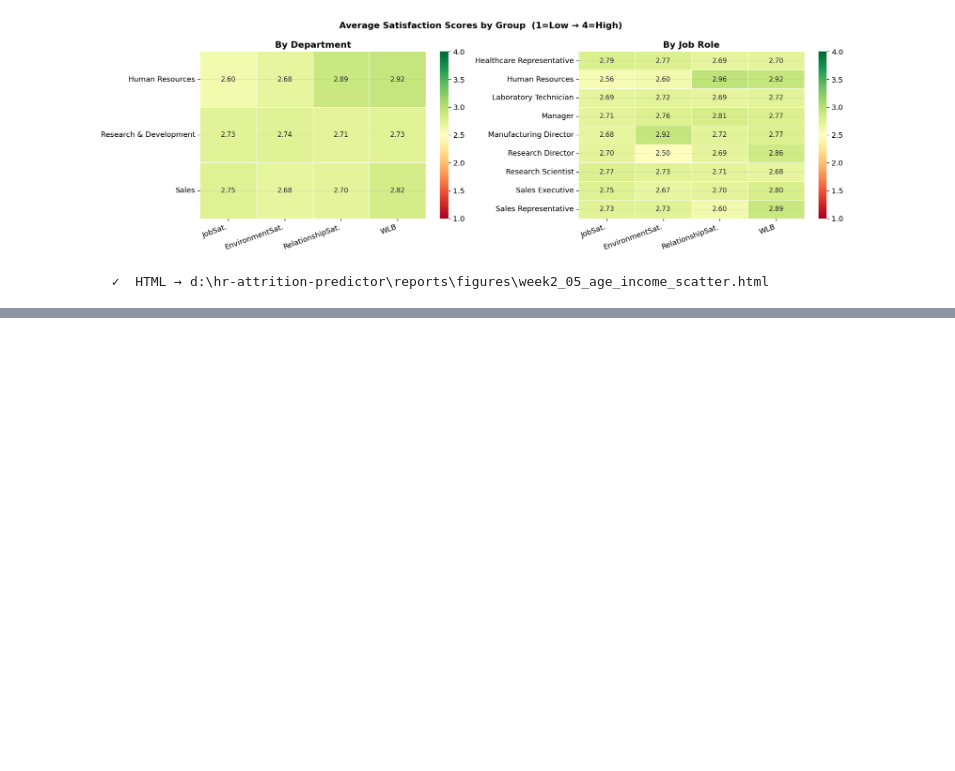
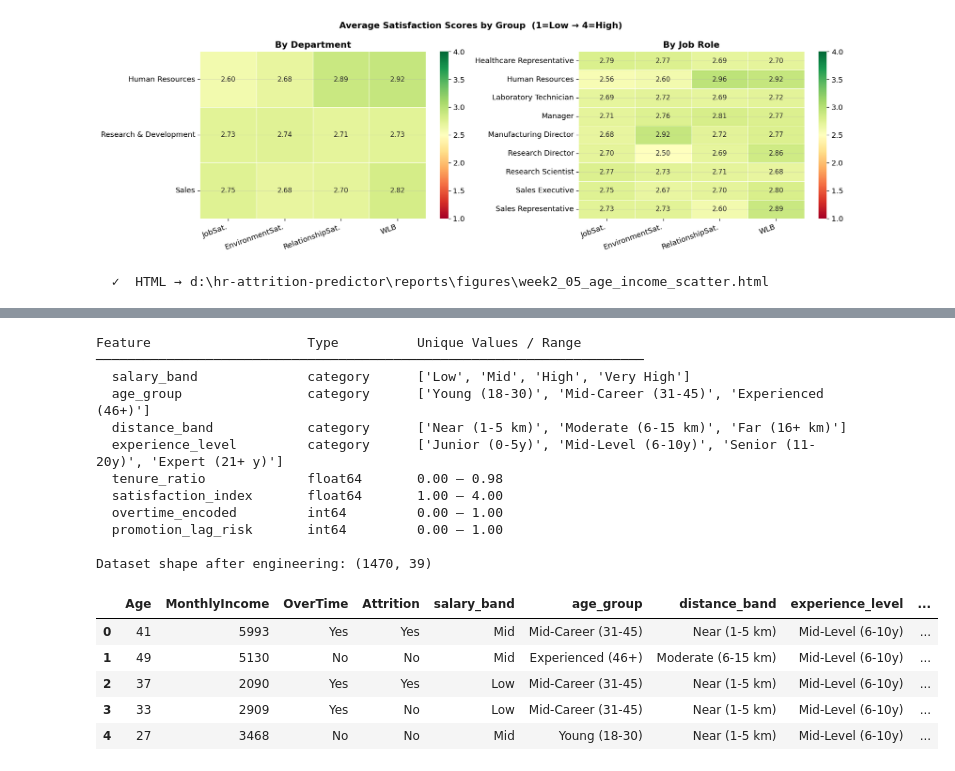
Before and after one commit to bhattacharyaArnab03/hr-attrition-predictor, a Jupyter notebook: notebooks/week2_dashboard_features.ipynb, the cells around one changed output, grey strips where cells are left out. Saved outputs shown, nothing was run; the diff lists cells and outputs as text; code cells hidden in the pictures; blank space fills up the shorter version.

```diff
--- a/notebooks/week2_dashboard_features.ipynb
+++ b/notebooks/week2_dashboard_features.ipynb
@@ -329,0 +592,23 @@ fig.show()
+# %%
+#Feature 7 & 8 -- Binary Risk Flags, viz. overtime_encoded & promotion_lag_risk
+# Direct binary signal — overtime is the strongest single predictor
+# No promotion in 3+ years = potential stagnation signal
+df_feat["overtime_encoded"] = (df_feat["OverTime"] == "Yes").astype(int)
+
+df_feat["promotion_lag_risk"] = (
+    df_feat["YearsSinceLastPromotion"] >= 3
+).astype(int)
+
+print("overtime_encoded:")
+print(df_feat["overtime_encoded"].value_counts().to_string())
+print(f"\nAttrition rate (overtime=1): "
+      f"{df_feat[df_feat['overtime_encoded']==1]['Attrition'].apply(lambda x: 1 if x=='Yes' else 0).mean()*100:.1f}%")
+print(f"Attrition rate (overtime=0): "
+      f"{df_feat[df_feat['overtime_encoded']==0]['Attrition'].apply(lambda x: 1 if x=='Yes' else 0).mean()*100:.1f}%")
+
+print("\npromotion_lag_risk:")
+print(df_feat["promotion_lag_risk"].value_counts().to_string())
+print(f"\nAttrition rate (lag_risk=1): "
+      f"{df_feat[df_feat['promotion_lag_risk']==1]['Attrition'].apply(lambda x: 1 if x=='Yes' else 0).mean()*100:.1f}%")
+print(f"Attrition rate (lag_risk=0): "
+      f"{df_feat[df_feat['promotion_lag_risk']==0]['Attrition'].apply(lambda x: 1 if x=='Yes' else 0).mean()*100:.1f}%")
@@ -329,0 +631,40 @@ fig.show()
+# %%
+#Feature Summary -- All 8 new features at a glance.
+new_features = [
+    "salary_band", "age_group", "distance_band", "experience_level",
+    "tenure_ratio", "satisfaction_index", "overtime_encoded", "promotion_lag_risk"
+]
+
+print(f"{'Feature':<25}  {'Type':<12}  {'Unique Values / Range'}")
+print("─" * 70)
+for f in new_features:
+    dtype = str(df_feat[f].dtype)
+    if dtype in ["float64", "int64", "int32"]:
+        rng = f"{df_feat[f].min():.2f} – {df_feat[f].max():.2f}"
+    else:
+        rng = str(list(df_feat[f].cat.categories))
+    print(f"  {f:<23}  {dtype:<12}  {rng}")
+
+print(f"\nDataset shape after engineering: {df_feat.shape}")
+
+# Quick preview
+df_feat[["Age","MonthlyIncome","OverTime","Attrition"] + new_features].head(5)
+# %% [output]
+Feature                    Type          Unique Values / Range
+──────────────────────────────────────────────────────────────────────
+  salary_band              category      ['Low', 'Mid', 'High', 'Very High']
+  age_group                category      ['Young (18-30)', 'Mid-Career (31-45)', 'Experienced (46+)']
+  distance_band            category      ['Near (1-5 km)', 'Moderate (6-15 km)', 'Far (16+ km)']
+  experience_level         category      ['Junior (0-5y)', 'Mid-Level (6-10y)', 'Senior (11-20y)', 'Expert (21+ y)']
+  tenure_ratio             float64       0.00 – 0.98
+  satisfaction_index       float64       1.00 – 4.00
+  overtime_encoded         int64         0.00 – 1.00
+  promotion_lag_risk       int64         0.00 – 1.00
+
+Dataset shape after engineering: (1470, 39)
+|  | Age | MonthlyIncome | OverTime | Attrition | salary_band | age_group | distance_band | experience_level | ... |
+| 0 | 41 | 5993 | Yes | Yes | Mid | Mid-Career (31-45) | Near (1-5 km) | Mid-Level (6-10y) | ... |
+| 1 | 49 | 5130 | No | No | Mid | Experienced (46+) | Moderate (6-15 km) | Mid-Level (6-10y) | ... |
+| 2 | 37 | 2090 | Yes | Yes | Low | Mid-Career (31-45) | Near (1-5 km) | Mid-Level (6-10y) | ... |
+| 3 | 33 | 2909 | Yes | No | Low | Mid-Career (31-45) | Near (1-5 km) | Mid-Level (6-10y) | ... |
+| 4 | 27 | 3468 | No | No | Mid | Young (18-30) | Near (1-5 km) | Mid-Level (6-10y) | ... |
```
Also changed, not shown: parts of 16 cells of this notebook, 6 other files.
